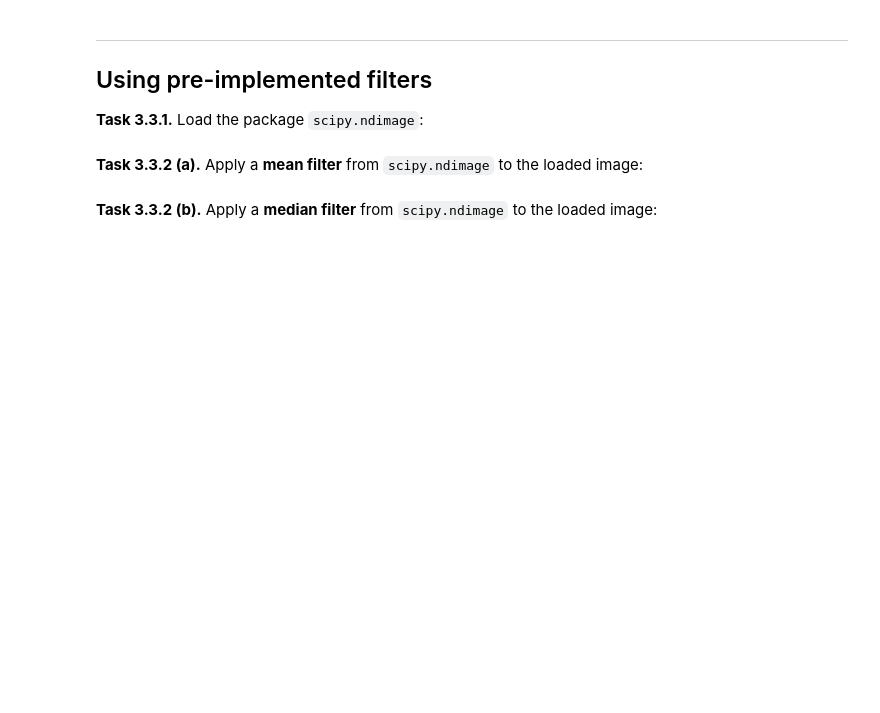
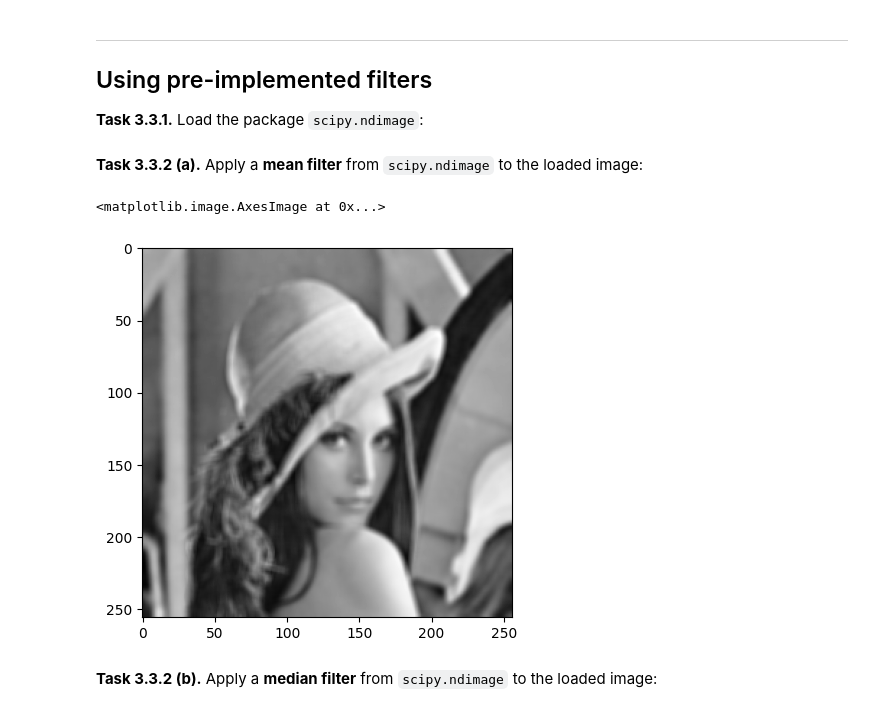
Before and after one commit to Pascalfuchs-meh/mobi-fs3-python, a Jupyter notebook: task3.ipynb, the cells around one changed output. Cells and saved outputs as stored; diff of their text form; code cells hidden in the pictures; blank space fills up the shorter version.

```diff
--- a/task3.ipynb
+++ b/task3.ipynb
@@ -82,4 +116,10 @@ Then, compare your result for filter size `5` with the correct result image `dat
 # %% [markdown]
 **<a id="#">Task 3.3.2 (a).</a>** Apply a **mean filter** from `scipy.ndimage` to the loaded image:
+# %%
+scipu= scipy.ndimage.uniform_filter(lena,5)
+plt.imshow(scipu, 'gray')
+# %% [output]
+<matplotlib.image.AxesImage at 0x...>
+[figure, added]
 # %% [markdown]
 **<a id="#">Task 3.3.2 (b).</a>** Apply a **median filter** from `scipy.ndimage` to the loaded image:
```
Also changed, not shown: parts of 13 cells of this notebook.
